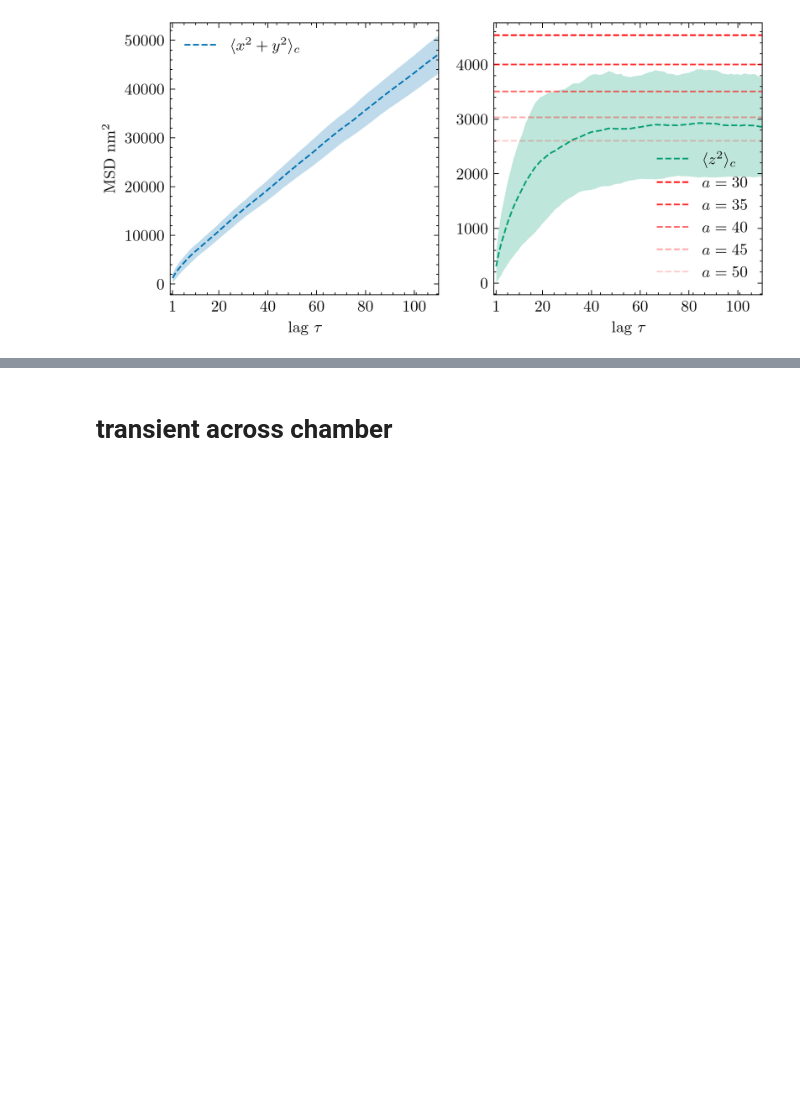
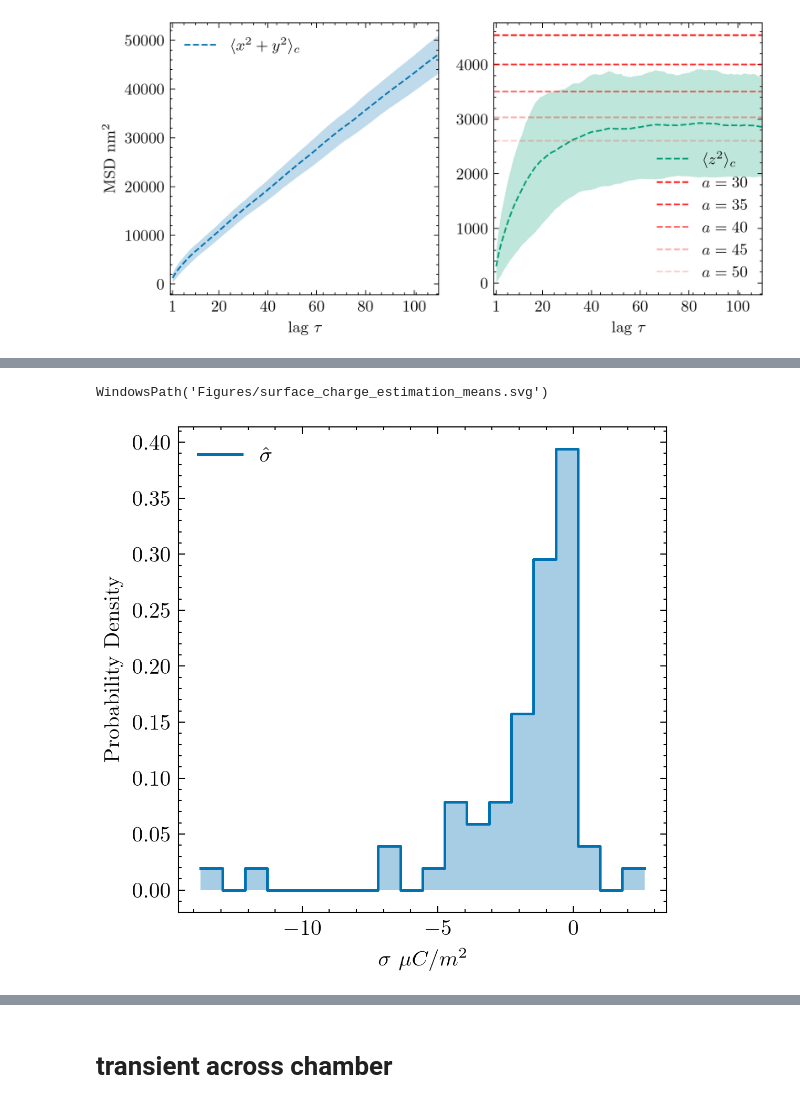
Before and after one commit to sinuose/mj_MASc_2026, a Jupyter notebook: Python/figures_chapter_7.ipynb, the cells around one changed output, grey strips where cells are left out. Saved outputs shown, nothing was run; the diff lists cells and outputs as text; code cells hidden in the pictures; blank space fills up the shorter version.

```diff
--- a/Python/figures_chapter_7.ipynb
+++ b/Python/figures_chapter_7.ipynb
@@ -990,0 +1420,9 @@ WindowsPath('Figures/glycerol_MSD.svg')
+# %%
+# test trajectory
+test_traj = PS_PBS0p00001_225nm[0].traj_z
+
+test_a, _  = GetFwhmTransverseRadius(PS_PBS0p00001_225nm, fps = 400, visc=1*10**(-3))
+
+p = Params.from_measureables(-30e-3, -2e-3, a=test_a[0] * 1e-9, L=225e-9, lD=1000e-9, T=300.0, eta=1e-3, dt=1/400)
+# %%
+B, sig = infer_B_MLE(p, test_traj * 1e-9, 1/400)
@@ -990,0 +1433,6 @@ WindowsPath('Figures/glycerol_MSD.svg')
+# %%
+
+wall_charge, var_wall_charge = infer_sigma_wall(p, B, sig, -30e-3, 1e-3)
+
+
+print(wall_charge * 1000, -var_wall_charge * 1000)
@@ -990,0 +1501,19 @@ WindowsPath('Figures/glycerol_MSD.svg')
+# %%
+n, edges = np.histogram(np.array(sigmaW_PBS_0p00001) * 1e6, bins=20, density=True)
+var_sigmaW_PBS_0p00001
+y = np.r_[n, n[-1]]                            # pad to len(edges) for step='post'
+
+fig = plt.figure(figsize=(4,4))
+ax1 = fig.add_subplot(111)
+# the distribution itself
+ax1.fill_between(edges, y, step='post', alpha=0.35, color='C0', lw=0)
+ax1.step(edges , y, where='post', color='C0', lw=1.2, label=r'$\hat{\sigma}$')
+
+ax1.set_ylabel('Probability Density')
+ax1.set_xlabel(r'$\sigma$  $\mu C/m^2$')
+plt.legend()
+
+save_fig(fig, 'Figures/surface_charge_estimation_means', also='pdf')
+# %% [output]
+WindowsPath('Figures/surface_charge_estimation_means.svg')
+[figure, added]
```
Also changed, not shown: parts of 13 cells of this notebook, 16 other files.
